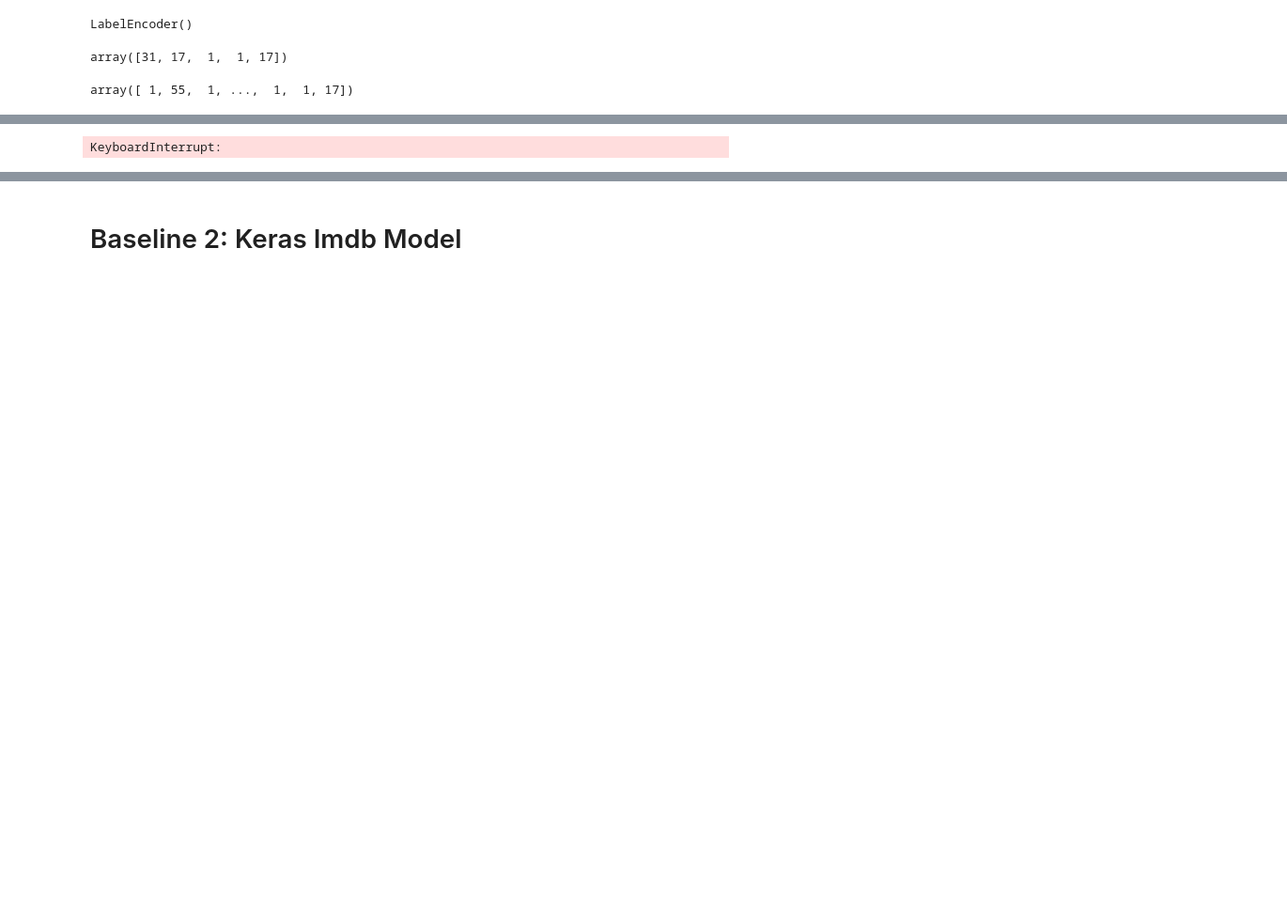
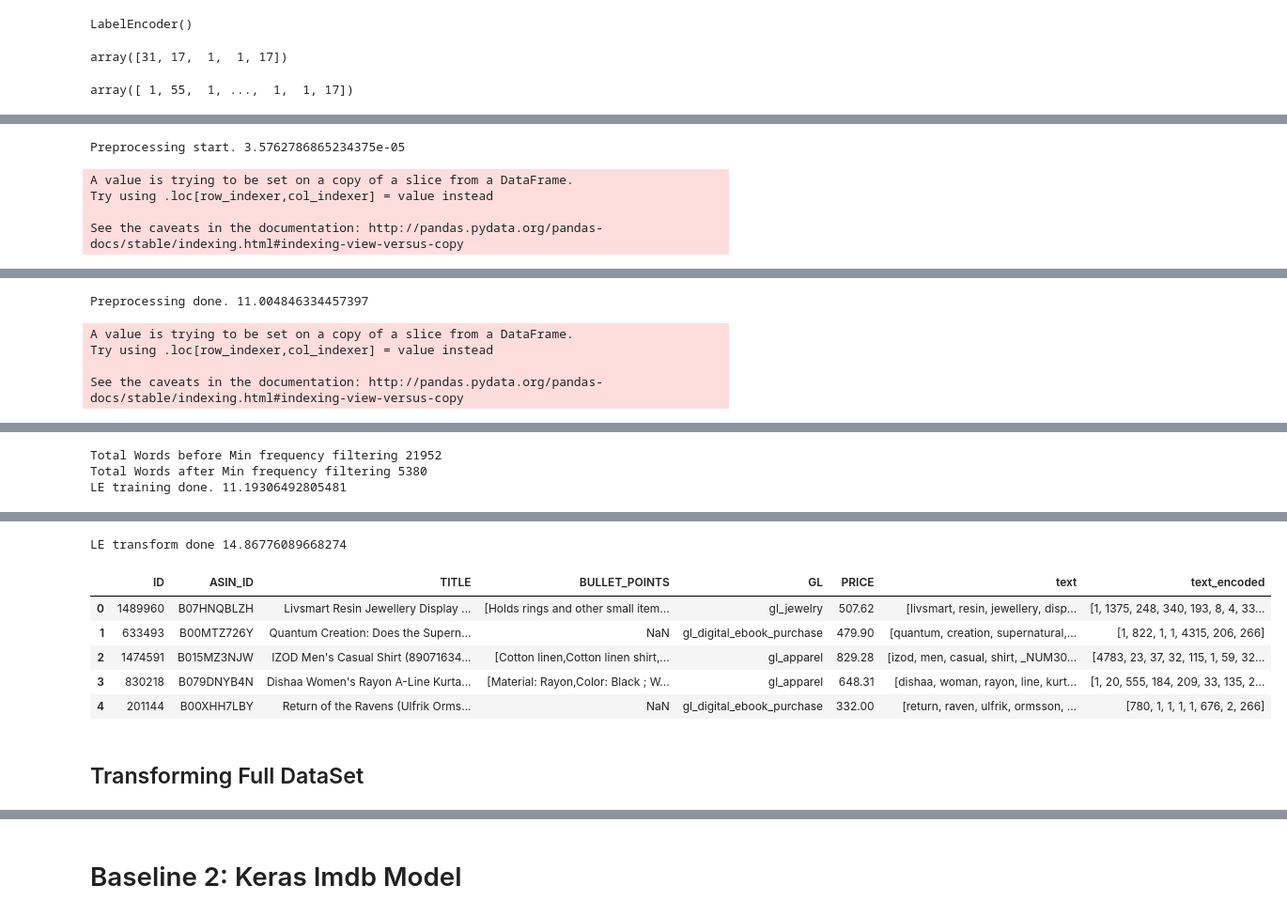
Before and after one commit to faizanahemad/ML_hackathon_2019, a Jupyter notebook: Model.ipynb, the cells around one changed output, grey strips where cells are left out. Shown at 94% size. Drawn from its saved outputs; the diff is of its cells as text; code cells hidden in the pictures; blank space fills up the shorter version.

```diff
--- a/Model.ipynb
+++ b/Model.ipynb
@@ -155,5 +177,7 @@ array(['<unknown>', 'gl_apparel', 'gl_art', 'gl_arts_collectibles',
 # %%
-preprocess_string = lambda x:re.sub('[^ a-zA-Z0-9%@_]',' ',nlp_utils.remove_html_tags(nlp_utils.clean_text(x))) if x is not None and type(x)==str else x
+# preprocess_string = lambda x:re.sub('[^ a-zA-Z0-9%@_]',' ',nlp_utils.remove_html_tags(nlp_utils.clean_text(x))) if x is not None and type(x)==str else x
+
+preprocess_string = lambda x:re.sub('[^ a-zA-Z0-9%@_]',' ',nlp_utils.clean_text(x)) if x is not None and type(x)==str else x
 # %% [markdown]
 
 ## For Word Embedding CNN
@@ -169,13 +194,17 @@ preprocess_string = lambda x:re.sub('[^ a-zA-Z0-9%@_]',' ',nlp_utils.remove_html
 # %%
 
 
-def preprocess_for_word_cnn(df,text_columns=['TITLE', 'BULLET_POINTS', 'GL'], output_column="text",jobs=4):
+def preprocess_for_word_cnn(df,text_columns=['TITLE', 'BULLET_POINTS', 'GL'], output_column="text",jobs=40):
     """
     Preprocess and convert all text columns to one column named text
     """
     pp = lambda text: nlp_utils.combined_text_processing(preprocess_string(text))
-    titles = Parallel(n_jobs=jobs, backend="loky")(delayed(pp)(x) for x in df['TITLE'].values)
-    bullet_points = Parallel(n_jobs=jobs, backend="loky")(delayed(pp)(x) for x in df['BULLET_POINTS'].values)
-    gls = Parallel(n_jobs=jobs, backend="loky")(delayed(pp)(x) for x in df['GL'].values)
-    df['text'] = pd.Series(titles)+pd.Series(bullet_points)+pd.Series(gls)
+    df['text'] = df['TITLE'].fillna(' ') + df['BULLET_POINTS'].fillna(' ') + df['GL'].fillna(' ')
+    # titles = Parallel(n_jobs=jobs, backend="loky")(delayed(pp)(x) for x in df['TITLE'].values)
+    # bullet_points = Parallel(n_jobs=jobs, backend="loky")(delayed(pp)(x) for x in df['BULLET_POINTS'].values)
+    # gls = Parallel(n_jobs=jobs, backend="loky")(delayed(pp)(x) for x in df['GL'].values)
+    # df['text'] = pd.Series(titles)+pd.Series(bullet_points)+pd.Series(gls)
+
+    text = Parallel(n_jobs=jobs, backend="loky")(delayed(pp)(x) for x in tqdm(df['text'].values))
+    df['text'] = text
     return df
@@ -202,15 +211,17 @@ See the caveats in the documentation: http://pandas.pydata.org/pandas-docs/stabl
-# %%
-df_train = preprocess_for_word_cnn(df_train)
-
-gl_le_train,gl_le_transform, le = get_le("text",enable_flatten=True)
-_ = gl_le_train(df_train)
-df_train['text_encoded'] = gl_le_transform(df_train)
-df_train.head()
-
-print("LE Trained")
-
-df_test = preprocess_for_word_cnn(df_test)
-df_test['text_encoded'] = gl_le_transform(df_test)
-df_test.head()
-# %% [output]
-KeyboardInterrupt:
+# %%
+start = time()
+print("Preprocessing start.",(time()-start))
+df_train_slice = preprocess_for_word_cnn(df_train.head(10000),jobs=20)
+print("Preprocessing done.",(time()-start))
+gl_le_train,gl_le_transform, le = get_text_le("text")
+_ = gl_le_train(df_train_slice)
+print("LE training done.",(time()-start))
+df_train_slice['text_encoded'] = gl_le_transform(df_train_slice)
+print("LE transform done",(time()-start))
+df_train_slice.head()
+# %% [output]
+Preprocessing start. 3.5762786865234375e-05
+A value is trying to be set on a copy of a slice from a DataFrame.
+Try using .loc[row_indexer,col_indexer] = value instead
+
+See the caveats in the documentation: http://pandas.pydata.org/pandas-docs/stable/indexing.html#indexing-view-versus-copy
@@ -216,0 +229,5 @@ KeyboardInterrupt:
+Preprocessing done. 11.004846334457397
+A value is trying to be set on a copy of a slice from a DataFrame.
+Try using .loc[row_indexer,col_indexer] = value instead
+
+See the caveats in the documentation: http://pandas.pydata.org/pandas-docs/stable/indexing.html#indexing-view-versus-copy
@@ -216,0 +235,3 @@ KeyboardInterrupt:
+Total Words before Min frequency filtering 21952
+Total Words after Min frequency filtering 5380
+LE training done. 11.19306492805481
@@ -216,0 +239,9 @@ KeyboardInterrupt:
+LE transform done 14.86776089668274
+|  | ID | ASIN_ID | TITLE | BULLET_POINTS | GL | PRICE | text | text_encoded |
+| 0 | 1489960 | B07HNQBLZH | Livsmart Resin Jewellery Display ... | [Holds rings and other small item... | gl_jewelry | 507.62 | [livsmart, resin, jewellery, disp... | [1, 1375, 248, 340, 193, 8, 4, 33... |
+| 1 | 633493 | B00MTZ726Y | Quantum Creation: Does the Supern... | NaN | gl_digital_ebook_purchase | 479.90 | [quantum, creation, supernatural,... | [1, 822, 1, 1, 4315, 206, 266] |
+| 2 | 1474591 | B015MZ3NJW | IZOD Men's Casual Shirt (89071634... | [Cotton linen,Cotton linen shirt,... | gl_apparel | 829.28 | [izod, men, casual, shirt, _NUM30... | [4783, 23, 37, 32, 115, 1, 59, 32... |
+| 3 | 830218 | B079DNYB4N | Dishaa Women's Rayon A-Line Kurta... | [Material: Rayon,Color: Black ; W... | gl_apparel | 648.31 | [dishaa, woman, rayon, line, kurt... | [1, 20, 555, 184, 209, 33, 135, 2... |
+| 4 | 201144 | B00XHH7LBY | Return of the Ravens (Ulfrik Orms... | NaN | gl_digital_ebook_purchase | 332.00 | [return, raven, ulfrik, ormsson, ... | [780, 1, 1, 1, 1, 676, 2, 266] |
+# %% [markdown]
+## Transforming Full DataSet
```
Also changed, not shown: parts of 27 cells of this notebook, 1 other file.
